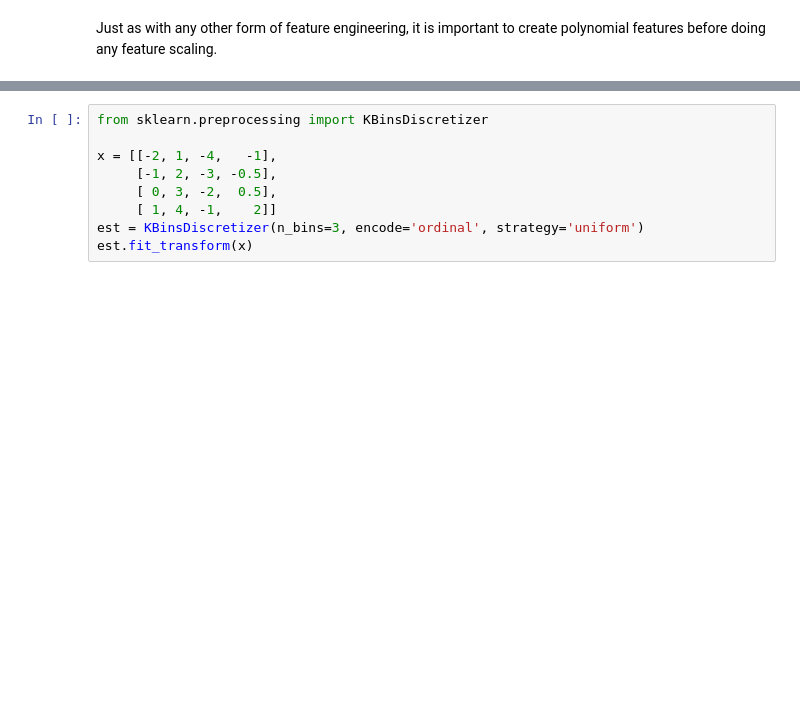
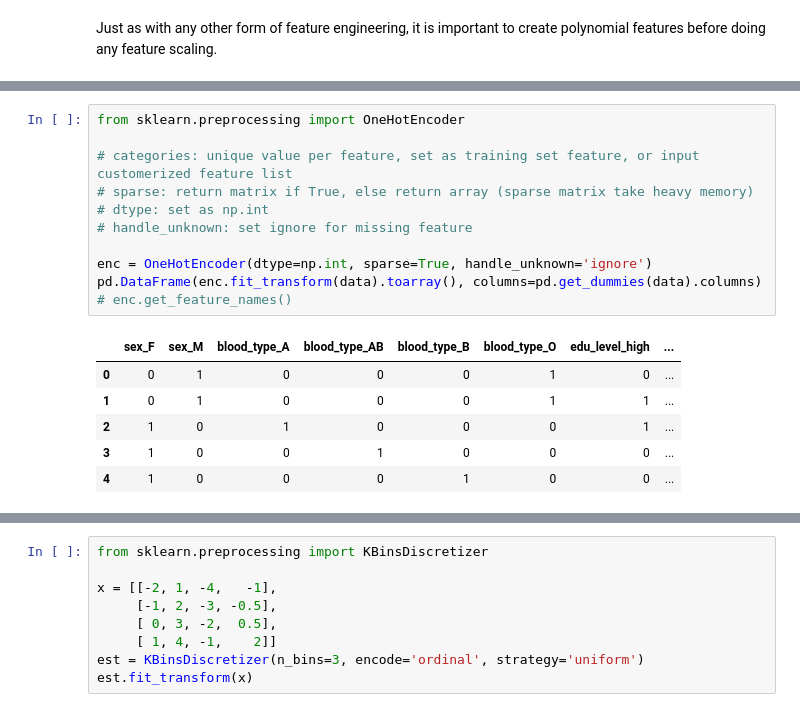
Before and after one commit to Jay4869/Data-Science, a Jupyter notebook: Data Processing/Data Processing in Python.ipynb, the cells around one changed output, grey strips where cells are left out. Drawn from its saved outputs; the diff is of its cells as text; blank space fills up the shorter version.

Commit message:
update missing value & category encoding

```diff
--- a/Data Processing/Data Processing in Python.ipynb
+++ b/Data Processing/Data Processing in Python.ipynb
@@ -212,0 +229,17 @@ The most popular way to encode nominal features is one-hot-encoding. Essentially
+# %%
+from sklearn.preprocessing import OneHotEncoder
+
+# categories: unique value per feature, set as training set feature, or input customerized feature list
+# sparse: return matrix if True, else return array (sparse matrix take heavy memory)
+# dtype: set as np.int
+# handle_unknown: set ignore for missing feature
+
+enc = OneHotEncoder(dtype=np.int, sparse=True, handle_unknown='ignore')
+pd.DataFrame(enc.fit_transform(data).toarray(), columns=pd.get_dummies(data).columns) # enc.get_feature_names()
+# %% [output]
+|  | sex_F | sex_M | blood_type_A | blood_type_AB | blood_type_B | blood_type_O | edu_level_high | ... |
+| 0 | 0 | 1 | 0 | 0 | 0 | 1 | 0 | ... |
+| 1 | 0 | 1 | 0 | 0 | 0 | 1 | 1 | ... |
+| 2 | 1 | 0 | 1 | 0 | 0 | 0 | 1 | ... |
+| 3 | 1 | 0 | 0 | 1 | 0 | 0 | 0 | ... |
+| 4 | 1 | 0 | 0 | 0 | 1 | 0 | 0 | ... |
```
Also changed, not shown: parts of 20 cells of this notebook.
